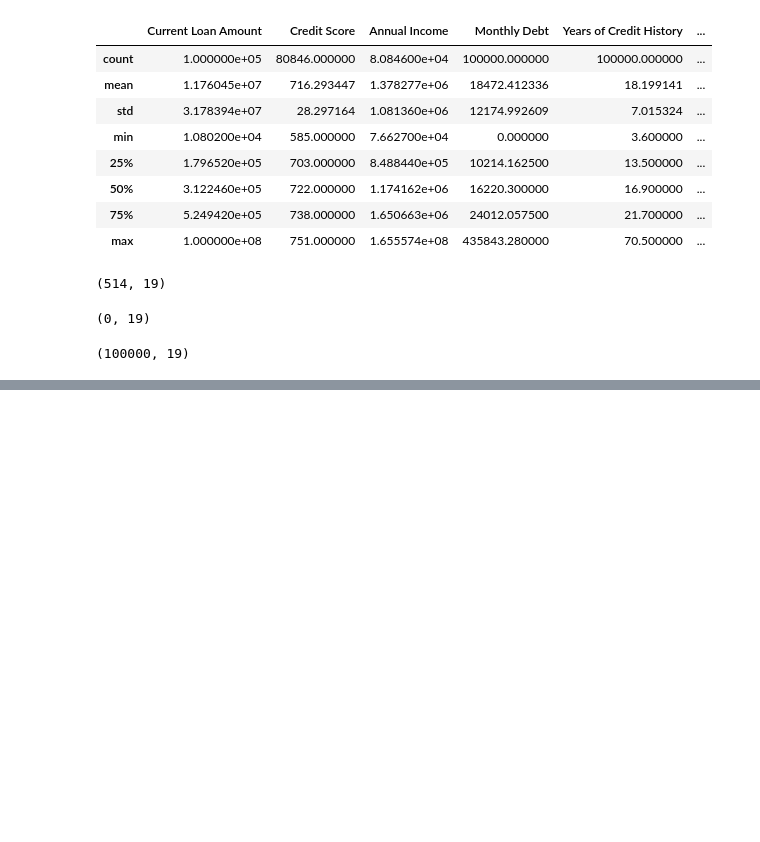
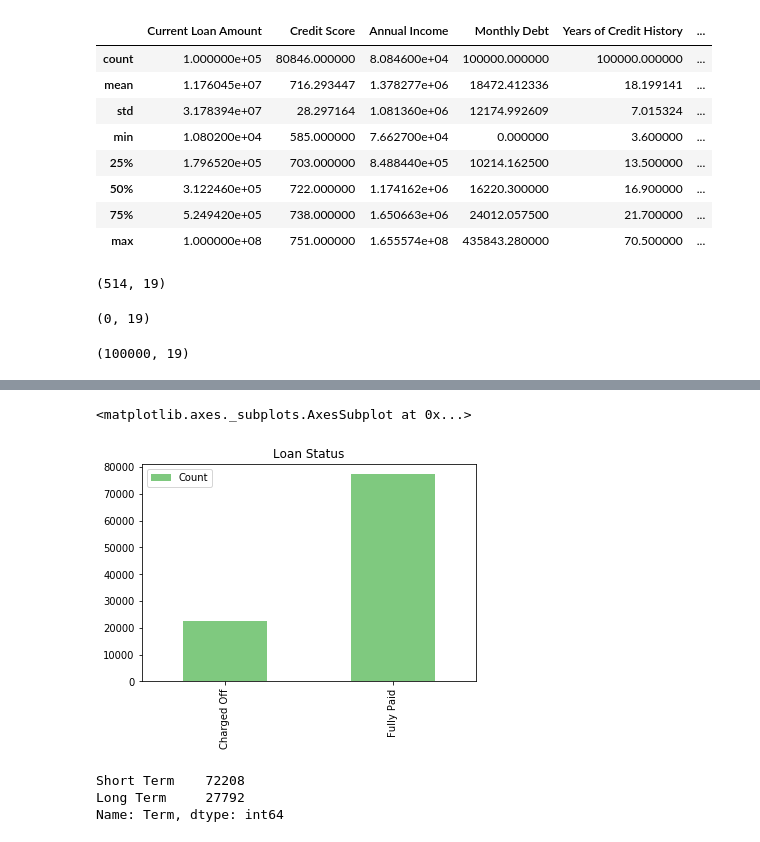
Before and after one commit to vaibhav2610/Credit-risk-analysis, a Jupyter notebook: CreditRisk.ipynb, the cells around one changed output, grey strips where cells are left out. Drawn from its saved outputs; the diff is of its cells as text; code cells hidden in the pictures; blank space fills up the shorter version.

```diff
--- a/CreditRisk.ipynb
+++ b/CreditRisk.ipynb
@@ -74,3 +76,7 @@ df[df["Loan Status"].isnull()].shape
 df.shape
 # %% [output]
 (100000, 19)
+# %%
+#convert labels into encoded form
+enc = preprocessing.LabelEncoder()
+df["Loan Status"] = enc.fit_transform(df["Loan Status"])
@@ -76,0 +92,17 @@ df.shape
+# %%
+choffval = df[df["Loan Status"]==0]["Loan Status"].count()
+fpaidval = df[df["Loan Status"]==1]["Loan Status"].count()
+
+data = {"Count": [choffval,fpaidval]}
+statusDF = pd.DataFrame(data,index = ["Charged Off","Fully Paid"])
+#statusDF.head()
+statusDF.plot(kind='bar',title="Loan Status",colormap = "Accent")
+# %% [output]
+<matplotlib.axes._subplots.AxesSubplot at 0x...>
+[figure, added]
+# %%
+df["Term"].value_counts()
+# %% [output]
+Short Term    72208
+Long Term     27792
+Name: Term, dtype: int64
```
Also changed, not shown: parts of 16 cells of this notebook.
